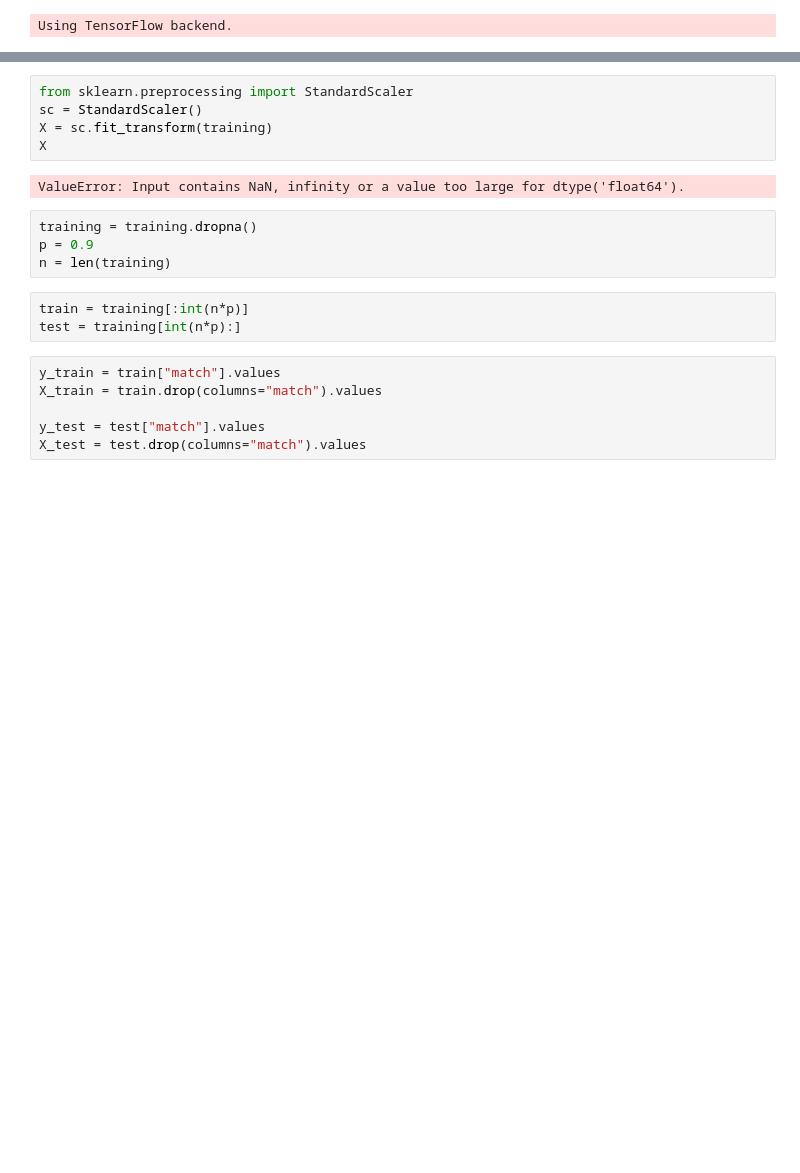
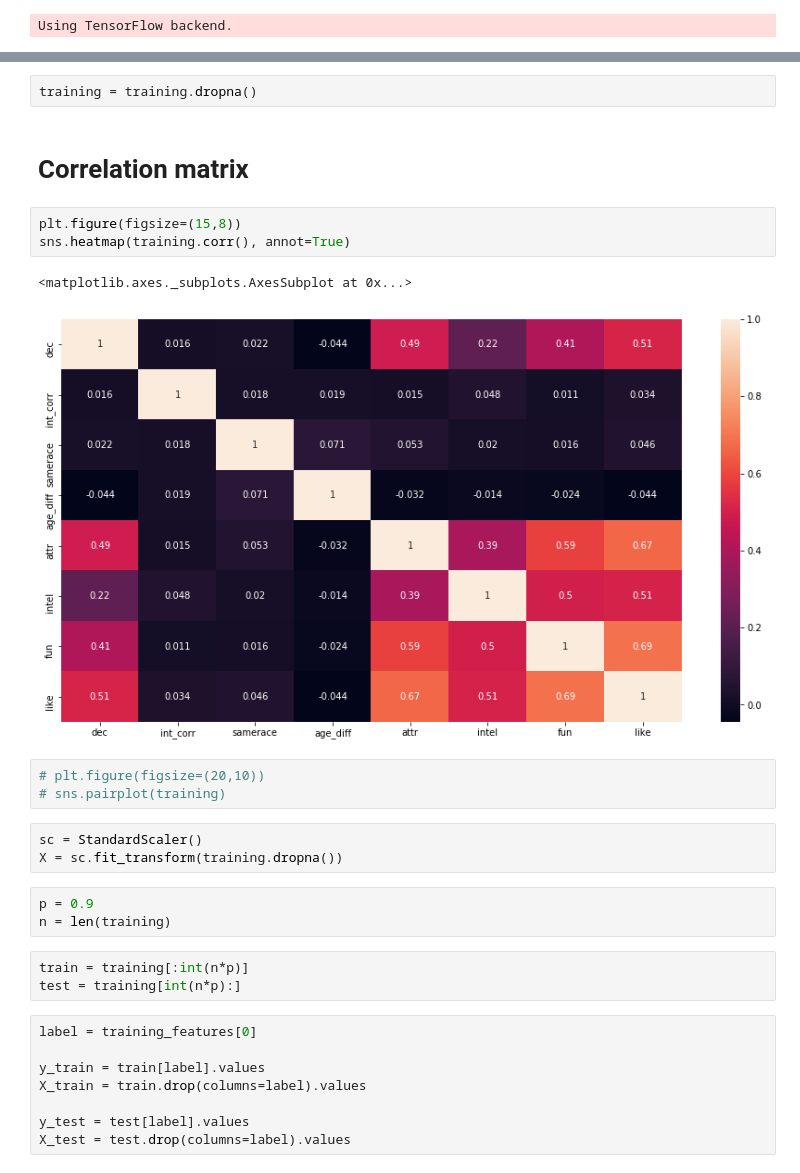
Before and after one commit to austinbeauch/speeddating, a Jupyter notebook: prototype.ipynb, the cells around one changed output, grey strips where cells are left out. Drawn from its saved outputs; the diff is of its cells as text; blank space fills up the shorter version.

```diff
--- a/prototype.ipynb
+++ b/prototype.ipynb
@@ -47,23 +73,33 @@ print(training.dropna().shape)
+# %%
+training = training.dropna()
+# %% [markdown]
+# Correlation matrix
+# %%
+plt.figure(figsize=(15,8))
+sns.heatmap(training.corr(), annot=True)
+# %% [output]
+<matplotlib.axes._subplots.AxesSubplot at 0x...>
+[figure, added]
+# %%
+# plt.figure(figsize=(20,10))
+# sns.pairplot(training)
 # %%
-from sklearn.preprocessing import StandardScaler
 sc = StandardScaler()
-X = sc.fit_transform(training)
-X
+X = sc.fit_transform(training.dropna())
-# %% [output]
-ValueError: Input contains NaN, infinity or a value too large for dtype('float64').
 # %%
-training = training.dropna()
 p = 0.9
 n = len(training)
 # %%
 train = training[:int(n*p)]
 test = training[int(n*p):]
 # %%
-y_train = train["match"].values
-X_train = train.drop(columns="match").values
+label = training_features[0]
 
-y_test = test["match"].values
-X_test = test.drop(columns="match").values
+y_train = train[label].values
+X_train = train.drop(columns=label).values
+
+y_test = test[label].values
+X_test = test.drop(columns=label).values
 # %%
 X_train.shape
 # %% [output]
```
Also changed, not shown: parts of 30 cells of this notebook, 1 other file.
